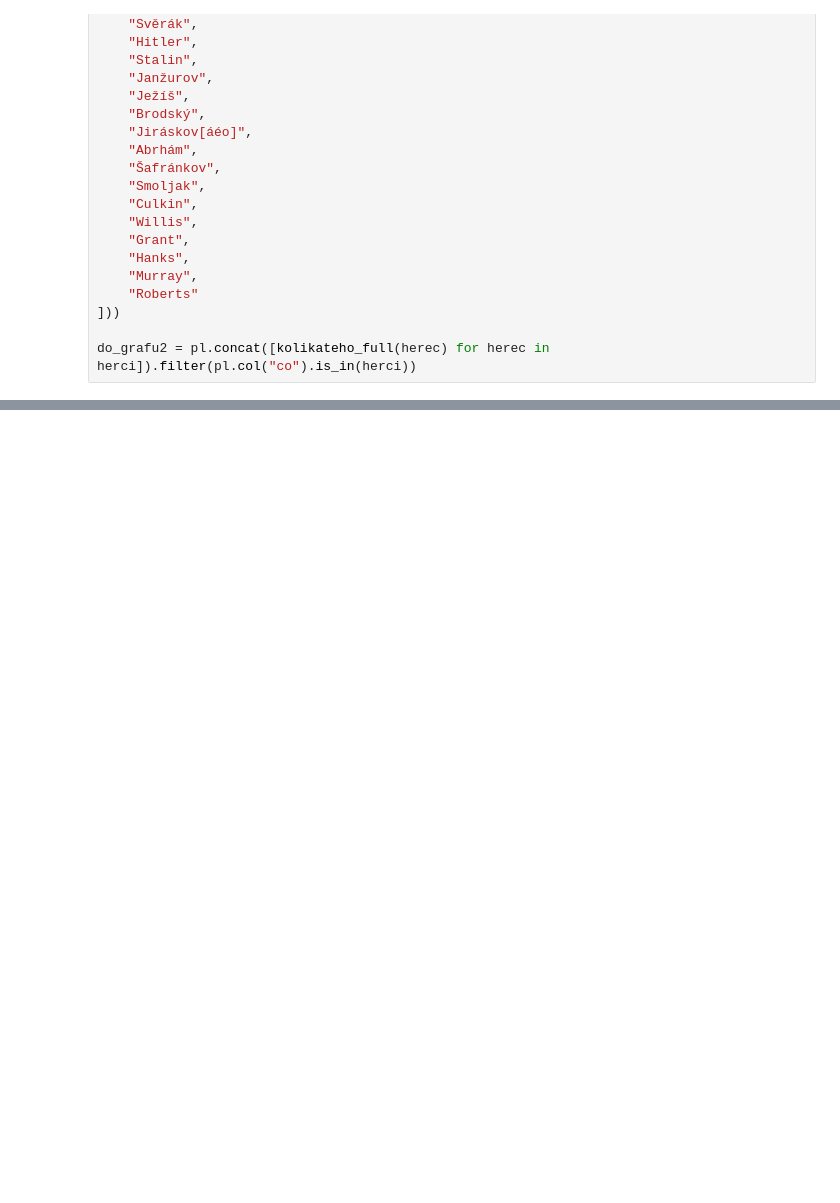
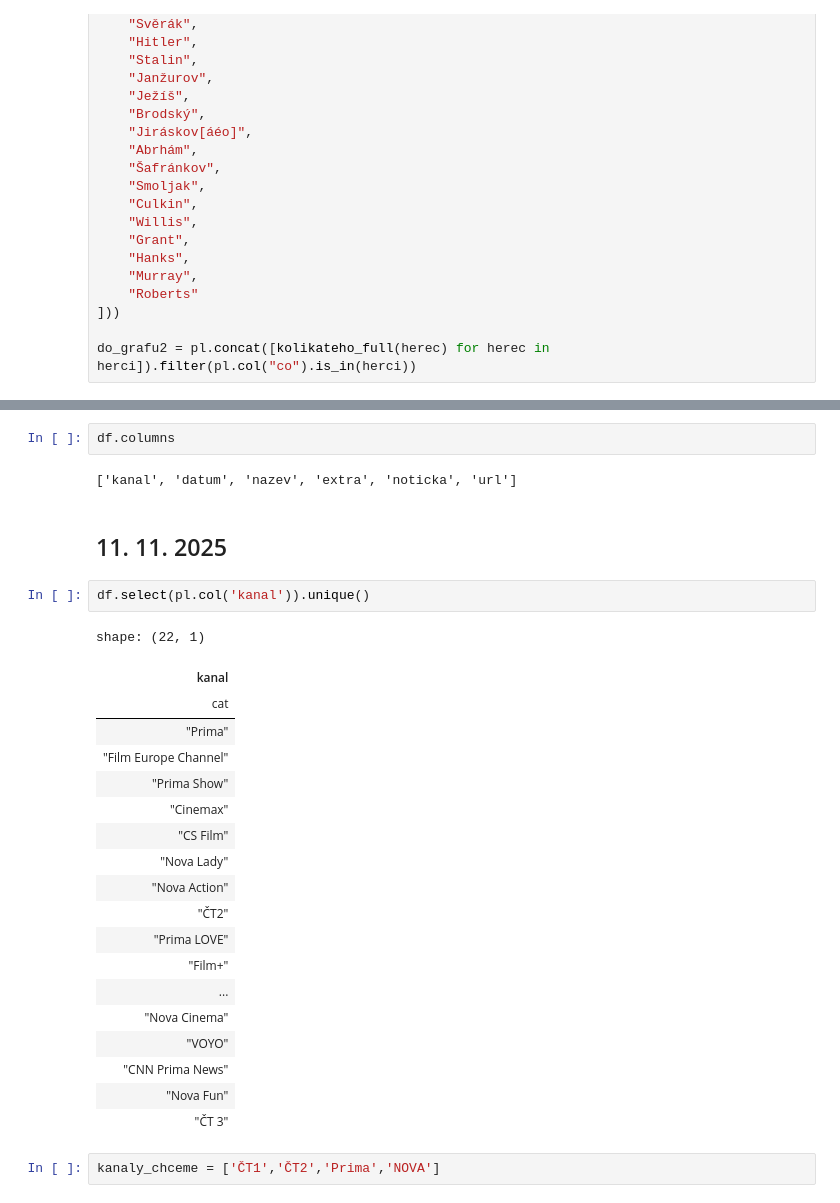
Before and after one commit to DataRozhlas/televizni-programy, a Jupyter notebook: 103_vanoce.ipynb, the cells around one changed output, grey strips where cells are left out. Cells and saved outputs as stored; diff of their text form; blank space fills up the shorter version.

```diff
--- a/103_vanoce.ipynb
+++ b/103_vanoce.ipynb
@@ -200,3 +209,33 @@ alt.Chart(
 )
 # %% [output]
 [interactive output not drawn]
+# %%
+df.columns
+# %% [output]
+['kanal', 'datum', 'nazev', 'extra', 'noticka', 'url']
+# %% [markdown]
+## 11. 11. 2025
+# %%
+df.select(pl.col('kanal')).unique()
+# %% [output]
+shape: (22, 1)
+| kanal |
+| cat |
+| "Prima" |
+| "Film Europe Channel" |
+| "Prima Show" |
+| "Cinemax" |
+| "CS Film" |
+| "Nova Lady" |
+| "Nova Action" |
+| "ČT2" |
+| "Prima LOVE" |
+| "Film+" |
+| ... |
+| "Nova Cinema" |
+| "VOYO" |
+| "CNN Prima News" |
+| "Nova Fun" |
+| "ČT 3" |
+# %%
+kanaly_chceme = ['ČT1','ČT2','Prima','NOVA']
```
Also changed, not shown: parts of 20 cells of this notebook, 10 other files.
